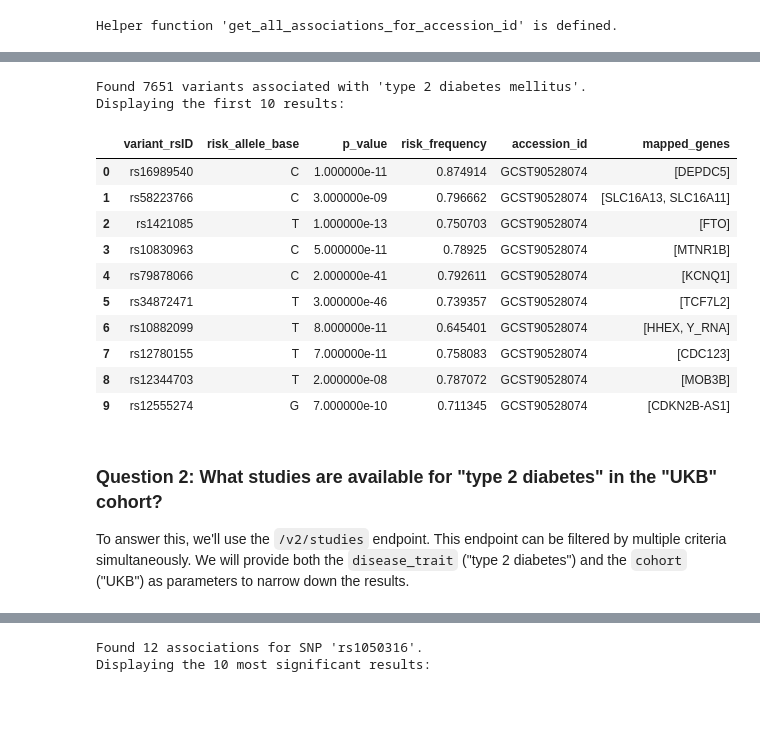
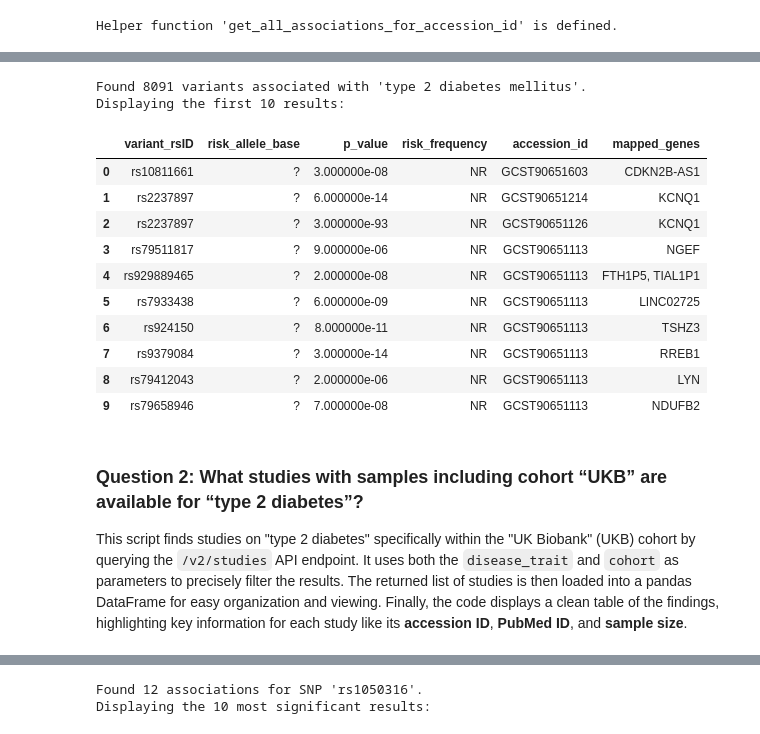
Before and after one commit to EBISPOT/gwas-rest-api, a Jupyter notebook: docs/jupyter-notebooks/sample.ipynb, the cells around one changed output, grey strips where cells are left out. Cells and saved outputs as stored; diff of their text form; code cells hidden in the pictures; blank space fills up the shorter version.

```diff
--- a/docs/jupyter-notebooks/sample.ipynb
+++ b/docs/jupyter-notebooks/sample.ipynb
@@ -298,52 +336,55 @@ if associations_data and '_embedded' in associations_data:
     # Extract the list of associations from the '_embedded' key
     associations_list = associations_data['_embedded']['associations']
 
     # Convert the list into a pandas DataFrame
     associations_df = pd.DataFrame(associations_list)
 
     print(f"Found {associations_data['page']['totalElements']} variants associated with '{disease_of_interest}'.")
     print("Displaying the first 10 results:")
-
-    # Parse the 'snp_risk_allele' field. It's a list containing a string like 'rsID-Allele'
+    # Parse the 'snp_effect_allele' field. It's a list containing a string like 'rsID-Allele'
     # Extract the string 'rsID-Allele' from the list
-    risk_allele_str = associations_df['snp_risk_allele'].str[0]
+    risk_allele_str = associations_df['snp_effect_allele'].str[0]
 
     # Split the string into the variant ID and the allele base
     split_allele = risk_allele_str.str.split('-', n=1, expand=True)
     associations_df['variant_rsID'] = split_allele[0]
     associations_df['risk_allele_base'] = split_allele[1]
 
     # Select, rename, and display the most relevant columns for clarity
     display_df = associations_df[[
         'variant_rsID',
         'risk_allele_base',
         'p_value',
         'risk_frequency',
         'accession_id',
         'mapped_genes'
-    ]]
+    ]].copy()
+
+    display_df['mapped_genes'] = display_df['mapped_genes'].apply(
+        lambda genes: ', '.join(genes) if isinstance(genes, list) else ''
+    )
 
     display(display_df)
 else:
     print(f"No associations found for '{disease_of_interest}' or an error occurred.")
 # %% [output]
-Found 7651 variants associated with 'type 2 diabetes mellitus'.
+Found 8091 variants associated with 'type 2 diabetes mellitus'.
 Displaying the first 10 results:
 |  | variant_rsID | risk_allele_base | p_value | risk_frequency | accession_id | mapped_genes |
-| 0 | rs16989540 | C | 1.000000e-11 | 0.874914 | GCST90528074 | [DEPDC5] |
-| 1 | rs58223766 | C | 3.000000e-09 | 0.796662 | GCST90528074 | [SLC16A13, SLC16A11] |
-| 2 | rs1421085 | T | 1.000000e-13 | 0.750703 | GCST90528074 | [FTO] |
-| 3 | rs10830963 | C | 5.000000e-11 | 0.78925 | GCST90528074 | [MTNR1B] |
-| 4 | rs79878066 | C | 2.000000e-41 | 0.792611 | GCST90528074 | [KCNQ1] |
-| 5 | rs34872471 | T | 3.000000e-46 | 0.739357 | GCST90528074 | [TCF7L2] |
-| 6 | rs10882099 | T | 8.000000e-11 | 0.645401 | GCST90528074 | [HHEX, Y_RNA] |
-| 7 | rs12780155 | T | 7.000000e-11 | 0.758083 | GCST90528074 | [CDC123] |
-| 8 | rs12344703 | T | 2.000000e-08 | 0.787072 | GCST90528074 | [MOB3B] |
-| 9 | rs12555274 | G | 7.000000e-10 | 0.711345 | GCST90528074 | [CDKN2B-AS1] |
+| 0 | rs10811661 | ? | 3.000000e-08 | NR | GCST90651603 | CDKN2B-AS1 |
+| 1 | rs2237897 | ? | 6.000000e-14 | NR | GCST90651214 | KCNQ1 |
+| 2 | rs2237897 | ? | 3.000000e-93 | NR | GCST90651126 | KCNQ1 |
+| 3 | rs79511817 | ? | 9.000000e-06 | NR | GCST90651113 | NGEF |
+| 4 | rs929889465 | ? | 2.000000e-08 | NR | GCST90651113 | FTH1P5, TIAL1P1 |
+| 5 | rs7933438 | ? | 6.000000e-09 | NR | GCST90651113 | LINC02725 |
+| 6 | rs924150 | ? | 8.000000e-11 | NR | GCST90651113 | TSHZ3 |
+| 7 | rs9379084 | ? | 3.000000e-14 | NR | GCST90651113 | RREB1 |
+| 8 | rs79412043 | ? | 2.000000e-06 | NR | GCST90651113 | LYN |
+| 9 | rs79658946 | ? | 7.000000e-08 | NR | GCST90651113 | NDUFB2 |
 # %% [markdown]
-### Question 2: What studies are available for "type 2 diabetes" in the "UKB" cohort?
+### Question 2: What studies with samples including cohort “UKB” are available for “type 2 diabetes”?
 
-To answer this, we'll use the `/v2/studies` endpoint. This endpoint can be filtered by multiple criteria simultaneously. We will provide both the `disease_trait` ("type 2 diabetes") and the `cohort` ("UKB") as parameters to narrow down the results.
+This script finds studies on "type 2 diabetes" specifically within the "UK Biobank" (UKB) cohort by querying the `/v2/studies` API endpoint. It uses both the `disease_trait` and `cohort` as parameters to precisely filter the results. The returned list of studies is then loaded into a pandas DataFrame for easy organization and viewing. Finally, the code displays a clean table of the findings, highlighting key information for each study like its **accession ID**, **PubMed ID**, and **sample size**.
 # %%
 # The trait and cohort we are interested in
 disease_of_interest = "type 2 diabetes"
```
Also changed, not shown: parts of 38 cells of this notebook, 2 other files.
